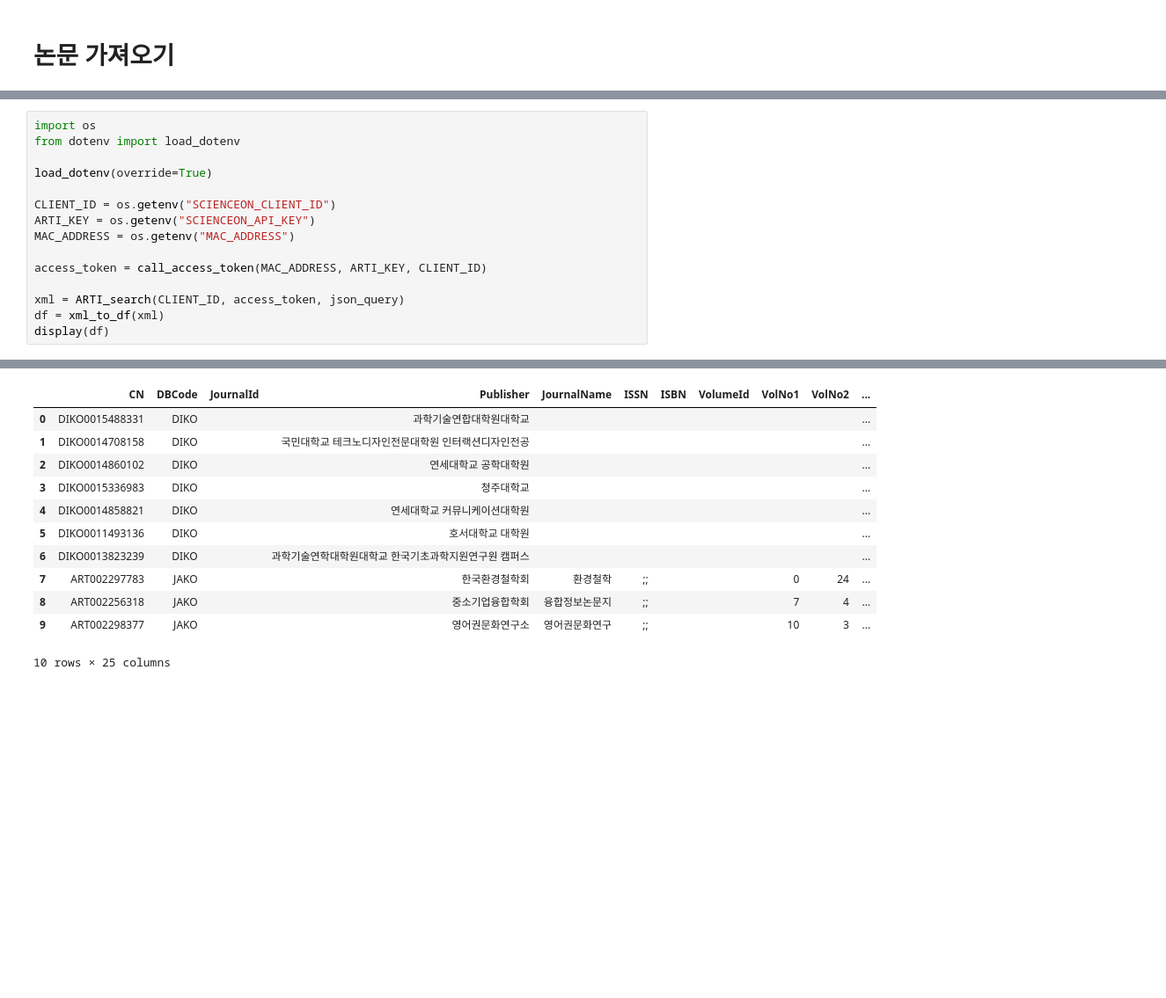
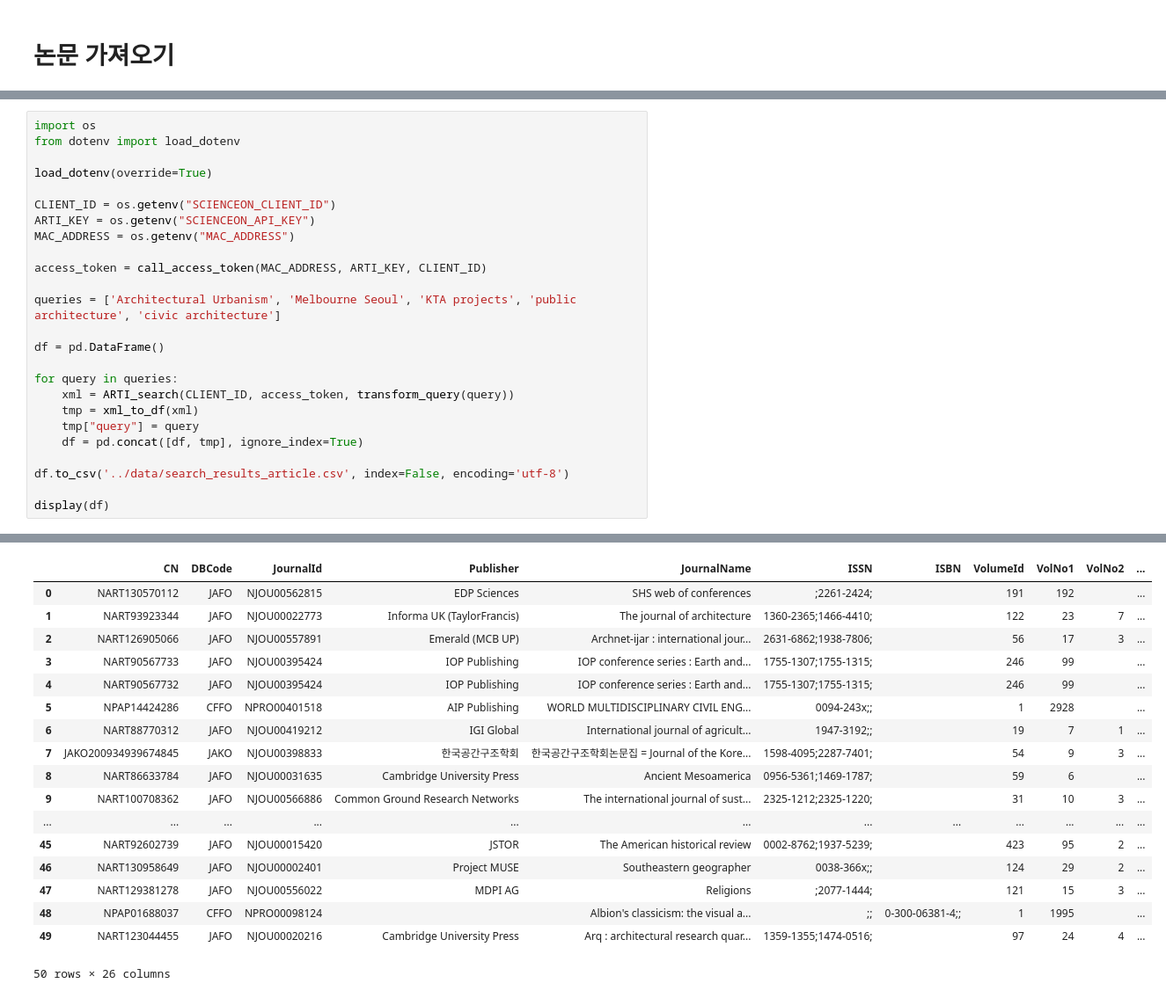
Before and after one commit to semistone97/kisti_recommender, a Jupyter notebook: notebooks/get_articles.ipynb, the cells around one changed output, grey strips where cells are left out. Shown: that part at 88% size. Saved outputs shown, nothing was run; the diff lists cells and outputs as text; blank space fills up the shorter version.

```diff
--- a/notebooks/get_articles.ipynb
+++ b/notebooks/get_articles.ipynb
@@ -198,7 +202,17 @@ MAC_ADDRESS = os.getenv("MAC_ADDRESS")
 
 access_token = call_access_token(MAC_ADDRESS, ARTI_KEY, CLIENT_ID)
 
-xml = ARTI_search(CLIENT_ID, access_token, json_query)
-df = xml_to_df(xml)
+queries = ['Architectural Urbanism', 'Melbourne Seoul', 'KTA projects', 'public architecture', 'civic architecture']
+
+df = pd.DataFrame()
+
+for query in queries:
+    xml = ARTI_search(CLIENT_ID, access_token, transform_query(query))
+    tmp = xml_to_df(xml)
+    tmp["query"] = query
+    df = pd.concat([df, tmp], ignore_index=True)
+
+df.to_csv('../data/search_results_article.csv', index=False, encoding='utf-8')
+
 display(df)
 # %% [output]
@@ -206,12 +224,18 @@ display(df)
 |  | CN | DBCode | JournalId | Publisher | JournalName | ISSN | ISBN | VolumeId | VolNo1 | VolNo2 | ... |
-| 0 | DIKO0015488331 | DIKO |  | 과학기술연합대학원대학교 |  |  |  |  |  |  | ... |
-| 1 | DIKO0014708158 | DIKO |  | 국민대학교 테크노디자인전문대학원 인터랙션디자인전공 |  |  |  |  |  |  | ... |
-| 2 | DIKO0014860102 | DIKO |  | 연세대학교 공학대학원 |  |  |  |  |  |  | ... |
-| 3 | DIKO0015336983 | DIKO |  | 청주대학교 |  |  |  |  |  |  | ... |
-| 4 | DIKO0014858821 | DIKO |  | 연세대학교 커뮤니케이션대학원 |  |  |  |  |  |  | ... |
-| 5 | DIKO0011493136 | DIKO |  | 호서대학교 대학원 |  |  |  |  |  |  | ... |
-| 6 | DIKO0013823239 | DIKO |  | 과학기술연학대학원대학교 한국기초과학지원연구원 캠퍼스 |  |  |  |  |  |  | ... |
-| 7 | ART002297783 | JAKO |  | 한국환경철학회 | 환경철학 | ;; |  |  | 0 | 24 | ... |
-| 8 | ART002256318 | JAKO |  | 중소기업융합학회 | 융합정보논문지 | ;; |  |  | 7 | 4 | ... |
-| 9 | ART002298377 | JAKO |  | 영어권문화연구소 | 영어권문화연구 | ;; |  |  | 10 | 3 | ... |
+| 0 | NART130570112 | JAFO | NJOU00562815 | EDP Sciences | SHS web of conferences | ;2261-2424; |  | 191 | 192 |  | ... |
+| 1 | NART93923344 | JAFO | NJOU00022773 | Informa UK (TaylorFrancis) | The journal of architecture | 1360-2365;1466-4410; |  | 122 | 23 | 7 | ... |
+| 2 | NART126905066 | JAFO | NJOU00557891 | Emerald (MCB UP) | Archnet-ijar : international jour... | 2631-6862;1938-7806; |  | 56 | 17 | 3 | ... |
+| 3 | NART90567733 | JAFO | NJOU00395424 | IOP Publishing | IOP conference series : Earth and... | 1755-1307;1755-1315; |  | 246 | 99 |  | ... |
+| 4 | NART90567732 | JAFO | NJOU00395424 | IOP Publishing | IOP conference series : Earth and... | 1755-1307;1755-1315; |  | 246 | 99 |  | ... |
+| 5 | NPAP14424286 | CFFO | NPRO00401518 | AIP Publishing | WORLD MULTIDISCIPLINARY CIVIL ENG... | 0094-243x;; |  | 1 | 2928 |  | ... |
+| 6 | NART88770312 | JAFO | NJOU00419212 | IGI Global | International journal of agricult... | 1947-3192;; |  | 19 | 7 | 1 | ... |
+| 7 | JAKO200934939674845 | JAKO | NJOU00398833 | 한국공간구조학회 | 한국공간구조학회논문집 = Journal of the Kore... | 1598-4095;2287-7401; |  | 54 | 9 | 3 | ... |
+| 8 | NART86633784 | JAFO | NJOU00031635 | Cambridge University Press | Ancient Mesoamerica | 0956-5361;1469-1787; |  | 59 | 6 |  | ... |
+| 9 | NART100708362 | JAFO | NJOU00566886 | Common Ground Research Networks | The international journal of sust... | 2325-1212;2325-1220; |  | 31 | 10 | 3 | ... |
+| ... | ... | ... | ... | ... | ... | ... | ... | ... | ... | ... | ... |
+| 45 | NART92602739 | JAFO | NJOU00015420 | JSTOR | The American historical review | 0002-8762;1937-5239; |  | 423 | 95 | 2 | ... |
+| 46 | NART130958649 | JAFO | NJOU00002401 | Project MUSE | Southeastern geographer | 0038-366x;; |  | 124 | 29 | 2 | ... |
+| 47 | NART129381278 | JAFO | NJOU00556022 | MDPI AG | Religions | ;2077-1444; |  | 121 | 15 | 3 | ... |
+| 48 | NPAP01688037 | CFFO | NPRO00098124 |  | Albion's classicism: the visual a... | ;; | 0-300-06381-4;; | 1 | 1995 |  | ... |
+| 49 | NART123044455 | JAFO | NJOU00020216 | Cambridge University Press | Arq : architectural research quar... | 1359-1355;1474-0516; |  | 97 | 24 | 4 | ... |
-10 rows × 25 columns
+50 rows × 26 columns
```
Also changed, not shown: parts of 4 cells of this notebook, 1 other file.
